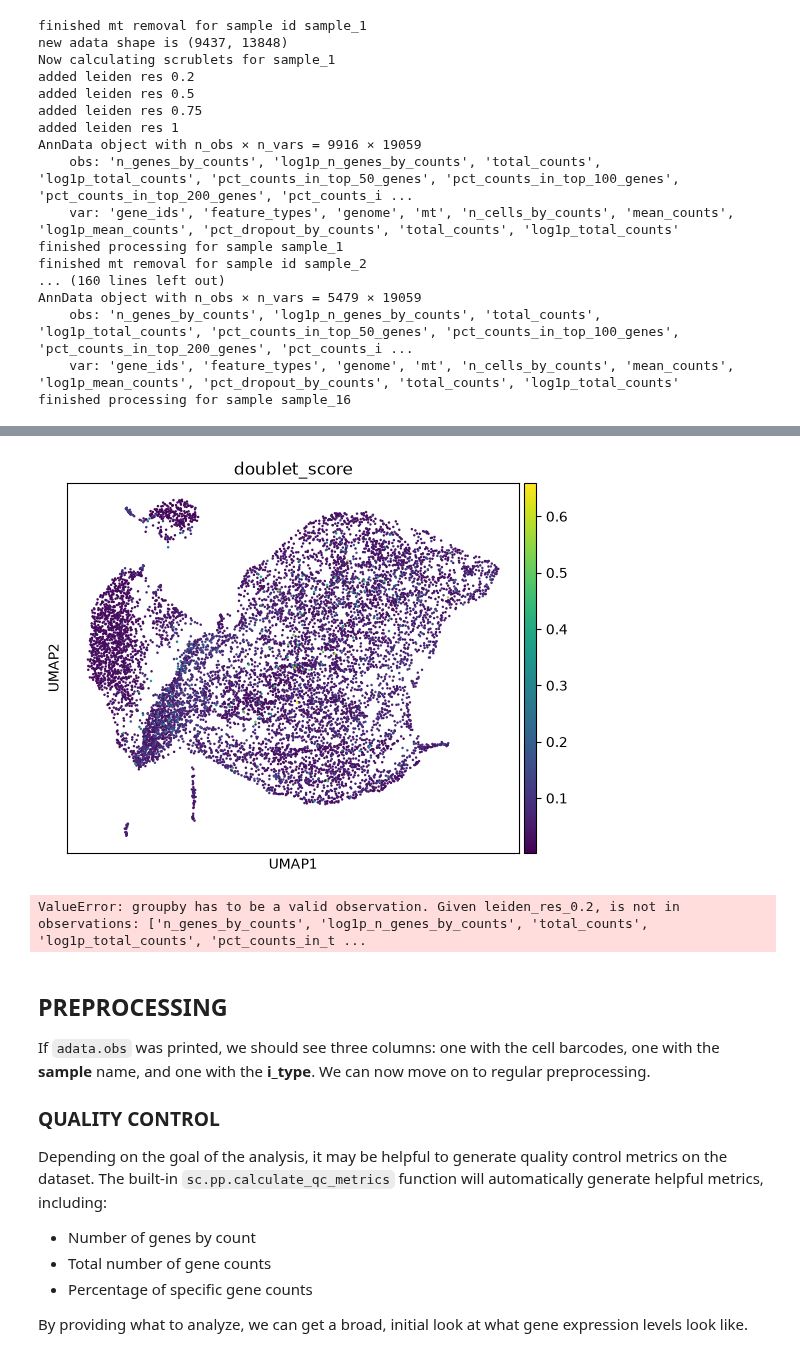
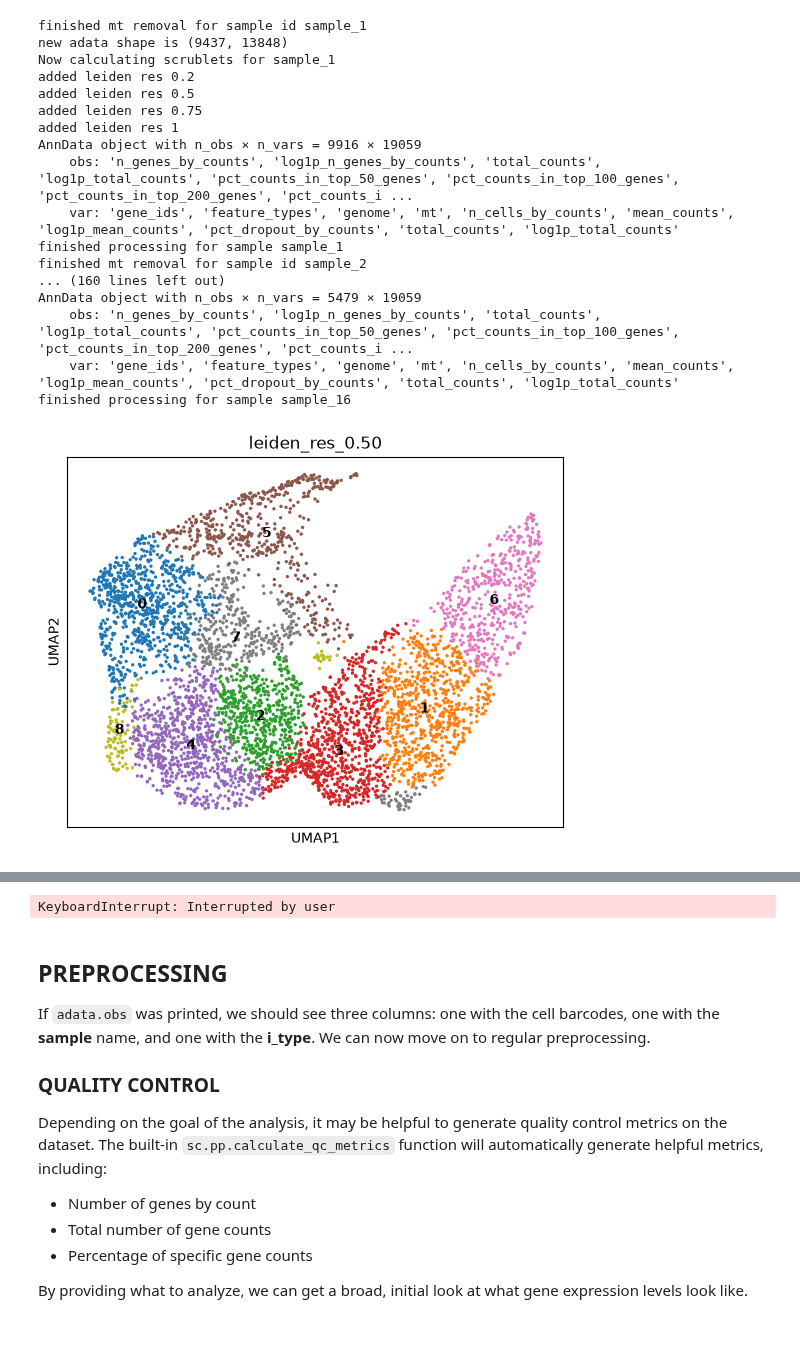
Before and after one commit to hvose-anschutz/viralogue-pipelines, a Jupyter notebook: scRNA-seq-pipeline/scRNA_part1_cellranger.ipynb, the cells around one changed output, grey strips where cells are left out. Saved outputs shown, nothing was run; the diff lists cells and outputs as text; code cells hidden in the pictures.

Commit message:
Analysis loop now accommodates individual leiden clustering and doublet detection before clustering

```diff
--- a/scRNA-seq-pipeline/scRNA_part1_cellranger.ipynb
+++ b/scRNA-seq-pipeline/scRNA_part1_cellranger.ipynb
@@ -242,23 +242,8 @@ res_list = [0.20, 0.50, 0.75, 1.00]
 for keys, adata_vals in adatas.items():
     while not finished:
         clear_output(wait=True)
-        print(adata_vals)
-        print(f"SAMPLE ID: {keys}")
-        for res in res_list:
-            sc.pl.umap(adata_vals, color=f"leiden_res_{res:4.2f}")
-            plt.show()
-        print("which resolution is ideal?")
-        new_res = input()
-        if float(f"{new_res:4.2f}") not in res_list:
-            print(f"inputted resolution is invalid. Please choose one of the following: {res_list}")
-            new_res = input()
-        clear_output(wait=True)
-        #generate most differentially expressed genes per cluster
-        sc.pp.normalize_total(adata_vals)
-        sc.pp.log1p(adata_vals)
         sc.pl.umap(adata_vals,color="doublet_score")
-        sc.pl.heatmap(adata_vals,markers,groupby=f"leiden_res_{new_res}",figsize=(30,8),swap_axes=True)
-
+        #sc.pl.heatmap(adata_vals,markers,groupby=f"leiden_res_{new_res}",figsize=(30,8),swap_axes=True)
         print("what doublet score to threshold below? (Put None for no thresholding)")
         doublet_remove = input()
         if doublet_remove != "None":
@@ -266,42 +251,64 @@ for keys, adata_vals in adatas.items():
             clear_output(wait=True)
             print("Calculating new PCA and leiden clusters...")
             sc.pp.pca(adata_vals)
             sc.tl.umap(adata_vals)
-            for res in res_list:
-                sc.tl.leiden(adata_vals, key_added=f"leiden_res_{res:4.2f}", resolution=res, flavor="igraph")
         else:
             finished = True
+            valid_res = False
             clear_output(wait=True)
-            sc.tl.rank_genes_groups(adata_vals, groupby=f"leiden_res_{new_res}", method="wilcoxon")
-            sc.pl.rank_genes_groups_dotplot(adata_vals, groupby=f"leiden_res_{new_res}", standard_scale="var", n_genes=5,dendrogram=False)
-            sc.pl.heatmap(adata_vals,markers,groupby=f"leiden_res_{new_res}",figsize=(30,8),swap_axes=True)
-            sc.pl.umap(adata_vals,color=f"leiden_res_{new_res}",legend_loc="on data")
-            umap_plots = ["Lgr5","Mki67","Muc2","Car1","Cd3e","Sval1","Chga"]
-            for gene in umap_plots:
-                sc.pl.umap(adata_vals,color=gene)
+            print(adata_vals)
+            print(f"SAMPLE ID: {keys}")
+            sc.tl.leiden(adata_vals, key_added="leiden_res_0.20", resolution=0.20, flavor="igraph")
+            sc.pl.umap(adata_vals, color="leiden_res_0.20",legend_loc="on data")
+            plt.show()
+            while not valid_res:
+                print("would you like to try a different resolution? [Y/N]")
+                new_res = input()
+                if new_res.upper() == "Y":
+                    print("please input a new resolution to try:")
+                    use_res = input()
+                    clear_output(wait=True)
+                    use_res = f"{float(use_res):4.2f}"
+                    sc.tl.leiden(adata_vals, key_added=f"leiden_res_{use_res}", resolution=float(use_res), flavor="igraph")
+                    sc.pl.umap(adata_vals, color=f"leiden_res_{use_res}", legend_loc="on data")
+                elif new_res.upper() == "N":
+                    valid_res = True
+                    #generate most differentially expressed genes per cluster
+                    sc.pp.normalize_total(adata_vals)
+                    sc.pp.log1p(adata_vals)
+                    sc.tl.rank_genes_groups(adata_vals, groupby=f"leiden_res_{use_res}", method="wilcoxon")
+                    sc.pl.rank_genes_groups_dotplot(adata_vals, groupby=f"leiden_res_{use_res}", standard_scale="var", n_genes=5,dendrogram=False)
+                    sc.pl.heatmap(adata_vals,markers,groupby=f"leiden_res_{use_res}",figsize=(30,8),swap_axes=True)
+                    sc.pl.umap(adata_vals,color=f"leiden_res_{use_res}",legend_loc="on data")
+                    umap_plots = ["Lgr5","Mki67","Muc2","Car1","Cd3e","Sval1","Chga"]
+                    for gene in umap_plots:
+                        sc.pl.umap(adata_vals,color=gene)
+                else:
+                    print("Invalid input. Please enter Y or N.")
 
     print("Initial guesses for cluster identification")
-    cluster_list = adata_vals.obs[f"leiden_res_{new_res}"].cat.categories.tolist()
+    cluster_list = adata_vals.obs[f"leiden_res_{use_res}"].cat.categories.tolist()
     while cluster_list != []:
         print("What function would you like to see? [options are umap or id]")
         print(f"Clusters remaining: {cluster_list}")
         curr_func = input()
         if curr_func == "umap":
             print("Which gene would you like to plot?")
             plot_gene = input()
             sc.pl.umap(adata_vals,color=plot_gene,cmap=ifitm_cmap)
         elif curr_func == "id":
             print("Cluster to identify:")
             cluster = input()
             print(f"Identity for cluster {cluster}:")
             clus_id = input()
-            adata_vals.obs.loc[adata_vals.obs[f"leiden_res_{new_res}"] == cluster, 'init_annotation'] = clus_id
-            if int(cluster) in cluster_list:
+            adata_vals.obs.loc[adata_vals.obs[f"leiden_res_{use_res}"] == cluster, 'init_annotation'] = clus_id
+            if cluster in cluster_list:
                 cluster_list.remove(cluster)
         else:
             print("invalid command")
     print("exited loop! all init_annotation values recorded.")
     finished = False
 
     plt.close()
 # %% [output]
+[figure, new version]
@@ -309,5 +316,4 @@ WARNING: adata.X seems to be already log-transformed.
-[figure, old version]
-ValueError: groupby has to be a valid observation. Given leiden_res_0.2, is not in observations: ['n_genes_by_counts', 'log1p_n_genes_by_counts', 'total_counts', 'log1p_total_counts', 'pct_counts_in_t ...
+KeyboardInterrupt: Interrupted by user
 # %%
 print(adatas["sample_1"].obs["leiden_res_0.75"].cat.categories.tolist())
 # %%
```
Also changed, not shown: parts of 1 cell of this notebook, 2 other files.
